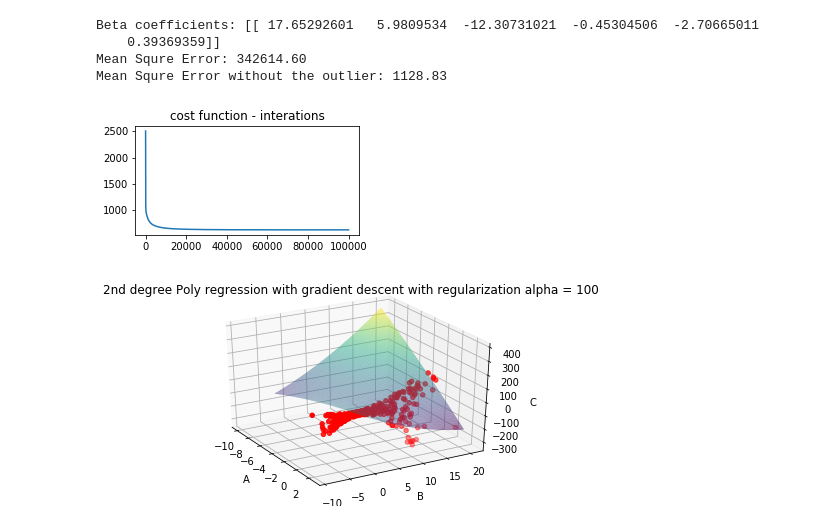
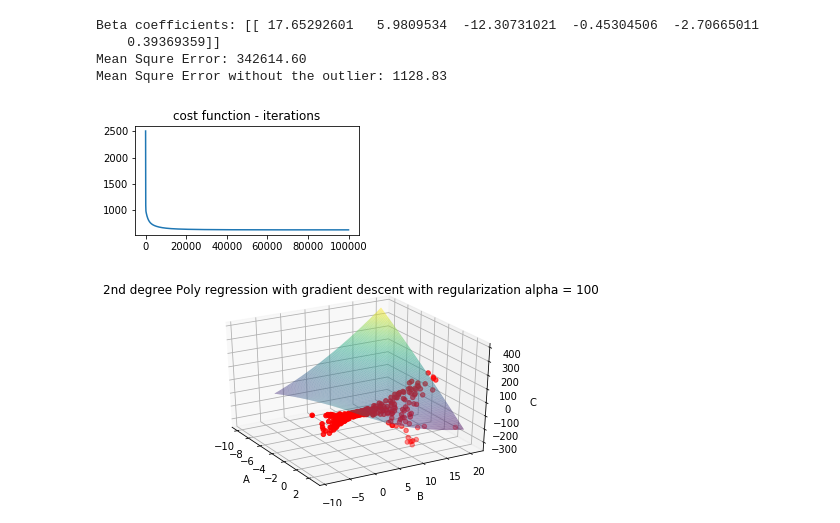
Before and after one commit to dayjang/Online_Test_M, a Jupyter notebook: moloco_q2.ipynb, the cells around one changed output. Drawn from its saved outputs; the diff is of its cells as text; code cells hidden in the pictures.

```diff
--- a/moloco_q2.ipynb
+++ b/moloco_q2.ipynb
@@ -241,18 +242,18 @@ Mean Squre Error without the outlier: 1128.83
 # %%
 theta = np.zeros([1,df_ori.shape[1]]).T
 # learning rate
 alpha = 0.00005
 # number of interation
 iters = 100000
 
 Beta3, Cost3= regression(X_poly,y_poly,theta,iters,alpha,True,100)
 zs3 = Beta3[0][0] + xs*Beta3[1][0]  + ys*Beta3[2][0] + xs**2*Beta3[3][0] + xs*ys*Beta3[4][0]+ ys**2*Beta3[5][0]
 
 plt.figure(figsize=(4,2))
-plt.title('cost function - interations')
+plt.title('cost function - iterations')
 plt.plot(range(iters),Cost3);
 # %% [output]
-[figure, old version]
+[figure, new version]
 # %%
 %matplotlib inline
 mse2r=np.mean((X_ori_poly@Beta3 - y_ori_poly)**2)
```
Also changed, not shown: parts of 4 cells of this notebook.
